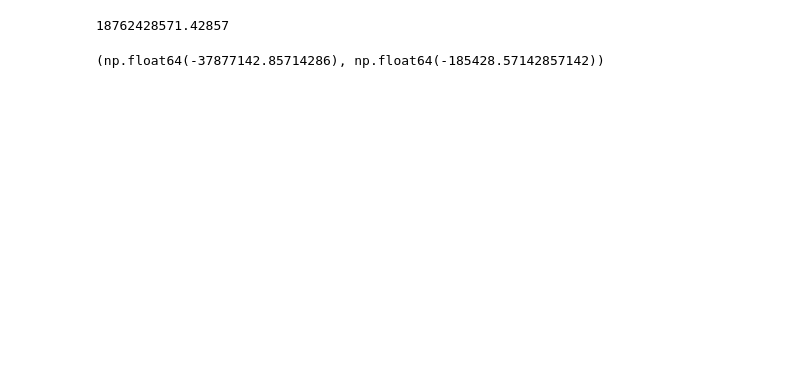
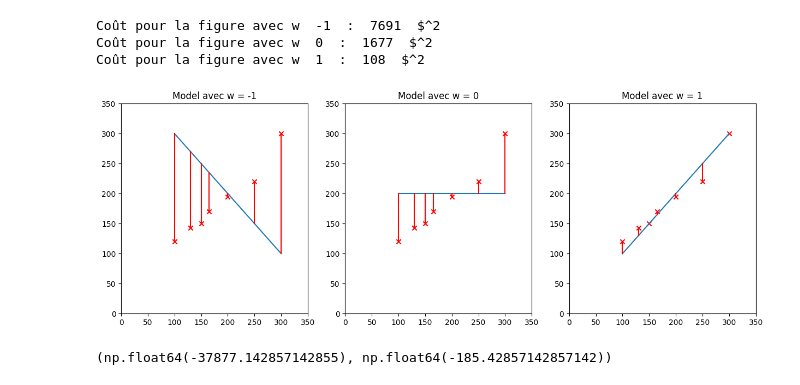
Before and after one commit to mtarotML/ml-sandbox, a Jupyter notebook: notebooks/linear_regression.ipynb, the cells around one changed output. Saved outputs shown, nothing was run; the diff lists cells and outputs as text; code cells hidden in the pictures; blank space fills up the shorter version.

```diff
--- a/notebooks/linear_regression.ipynb
+++ b/notebooks/linear_regression.ipynb
@@ -18,22 +17,48 @@ plt.plot()
 # %%
 def calculer_cout(X,y,w,b):
     cout = 0
     m = len(X)
-
     for i in range (m):
         f_wb = w*X[i]+b
         cout += (f_wb - y[i])**2
     cout = 1/(2*m)*cout
     return cout
 
-w,b = 0,0
-print(calculer_cout(X,y,w,b))
+w,b = 0,100
+m = len(X)
+
+
+liste_w = [-1,0,1]
+liste_b = [400,200,0]
+j = 0
+plt.figure(figsize =(5*len(liste_w),5))
+for w,b in zip(liste_w,liste_b):
+    y_hat = X*w + b
+    j+=1
+    plt.subplot(1,len(liste_w),j)
+    plt.title(f"Model avec w = {w}")
+    plt.xlim(0,350)
+    plt.ylim(0,350)
+    plt.scatter(X,y,marker='x',c='r')
+    plt.plot(X,y_hat)
+    for i in range (m):
+        plt.plot([X[i],X[i]],[y[i],y_hat[i]],c='r')
+
+    print("Coût pour la figure avec w ",w," : ",round(calculer_cout(X,y,w,b)),' $^2')
+
+
+plt.show()
 # %% [output]
-18762428571.42857
+Coût pour la figure avec w  -1  :  7691  $^2
+Coût pour la figure avec w  0  :  1677  $^2
+Coût pour la figure avec w  1  :  108  $^2
+[figure, added]
 # %%
 def calculer_gradient(X,y,w,b):
 
-    m = len(X)
+
+
+    m = X.shape[0]
     dj_dw = 0
     dj_db = 0
 
@@ -44,8 +69,13 @@ def calculer_gradient(X,y,w,b):
     dj_dw = dj_dw/m
     dj_db = dj_db/m
     return dj_dw,dj_db
+
+w,b = 0,0
+
+
+
 print(calculer_gradient(X,y,w,b))
 # %% [output]
-(np.float64(-37877142.85714286), np.float64(-185428.57142857142))
+(np.float64(-37877.142857142855), np.float64(-185.42857142857142))
 # %%
 def descente_gradient(X,y,alpha,n_iter):
```
Also changed, not shown: parts of 5 cells of this notebook.
